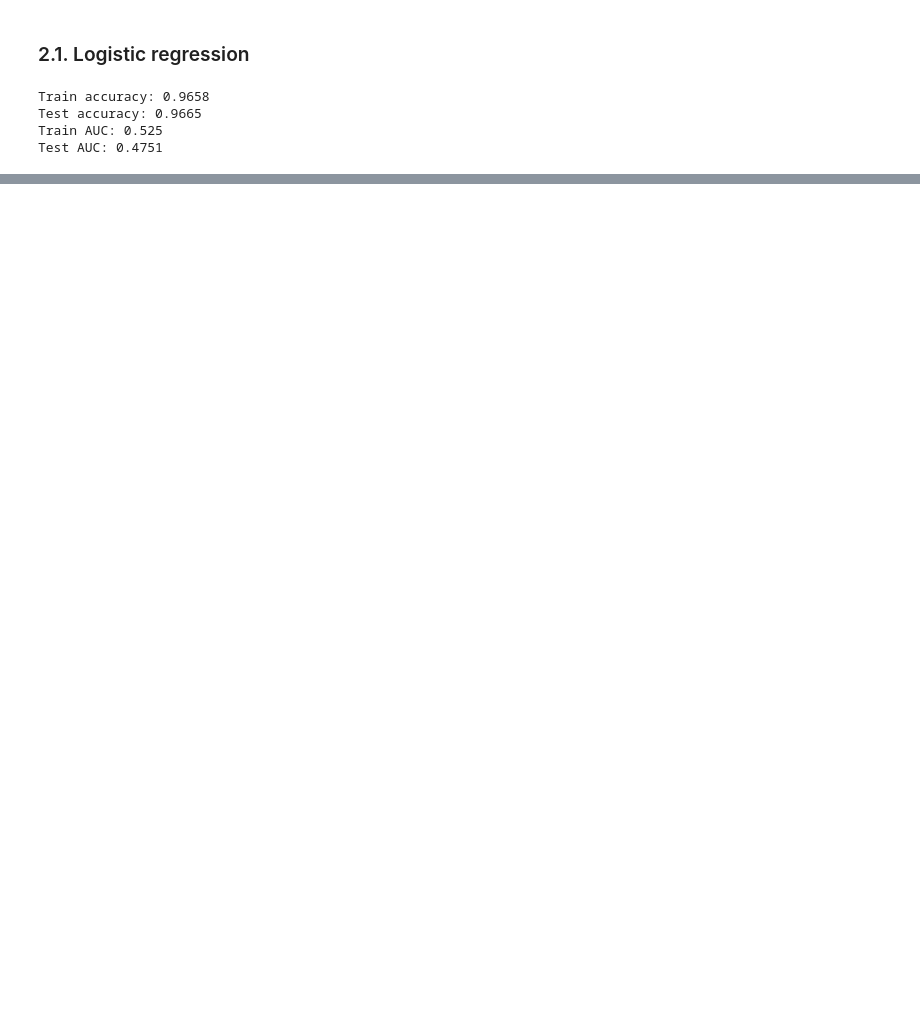
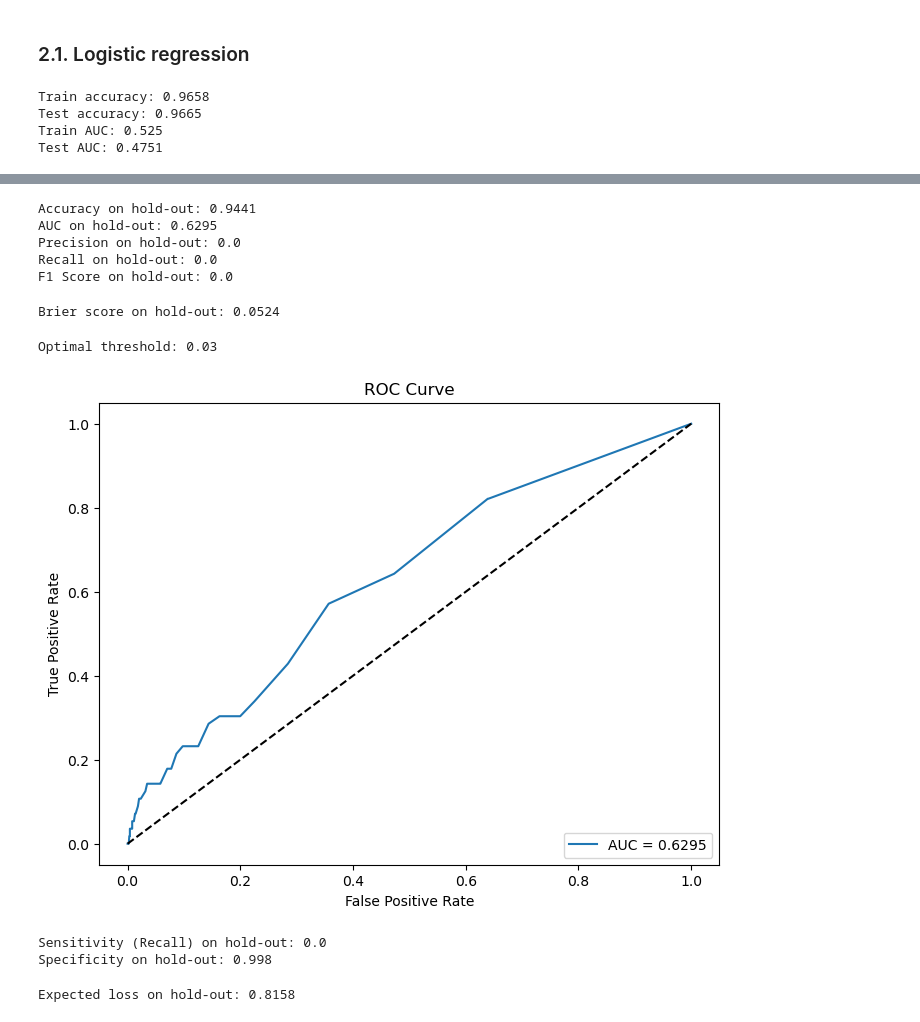
Before and after one commit to thimaipham/DA3_Assignment3, a Jupyter notebook: Assignment3.ipynb, the cells around one changed output, grey strips where cells are left out. Saved outputs shown, nothing was run; the diff lists cells and outputs as text; code cells hidden in the pictures; blank space fills up the shorter version.

Commit message:
show index

```diff
--- a/Assignment3.ipynb
+++ b/Assignment3.ipynb
@@ -285,0 +364,67 @@ In this specific context, Random Forest appears to be the best choice based on i
+# %%
+# Dự đoán lớp cho mẫu hold-out
+y_pred_holdout = random_forest_model.predict(X_holdout_final)
+
+# Dự đoán xác suất cho mẫu hold-out (chủ yếu sử dụng cho việc tính AUC)
+y_proba_holdout = random_forest_model.predict_proba(X_holdout_final)[:, 1]
+
+# Đánh giá mô hình sử dụng các chỉ số đánh giá: Accuracy, AUC, Precision, Recall, và F1-Score
+accuracy_holdout = round(accuracy_score(y_true, y_pred_holdout), 4)
+auc_holdout = round(roc_auc_score(y_true, y_proba_holdout), 4)
+precision_holdout = precision_score(y_true, y_pred_holdout)
+recall_holdout = recall_score(y_true, y_pred_holdout)
+f1_score_holdout = f1_score(y_true, y_pred_holdout)
+
+print(f'Accuracy on hold-out: {accuracy_holdout}')
+print(f'AUC on hold-out: {auc_holdout}')
+print(f'Precision on hold-out: {precision_holdout}')
+print(f'Recall on hold-out: {recall_holdout}')
+print(f'F1 Score on hold-out: {f1_score_holdout}')
+# %% [output]
+Accuracy on hold-out: 0.9441
+AUC on hold-out: 0.6295
+Precision on hold-out: 0.0
+Recall on hold-out: 0.0
+F1 Score on hold-out: 0.0
+# %%
+brier_score = round(brier_score_loss(y_true, y_proba_holdout), 4)
+print(f'Brier score on hold-out: {brier_score}')
+# %% [output]
+Brier score on hold-out: 0.0524
+# %%
+# Calculate the value for ROC Curve
+fpr, tpr, thresholds = roc_curve(y_true, y_proba_holdout)
+
+# Find the optimal threshold
+optimal_idx = np.argmax(tpr - fpr)
+optimal_threshold = thresholds[optimal_idx]
+
+print(f'Optimal threshold: {optimal_threshold}')
+
+# Draw ROC Curve và AUC
+plt.figure(figsize=(8, 6))
+plt.plot(fpr, tpr, label=f'AUC = {auc_holdout}')
+plt.plot([0, 1], [0, 1], 'k--')  # draw diagonal
+plt.xlabel('False Positive Rate')
+plt.ylabel('True Positive Rate')
+plt.title('ROC Curve')
+plt.legend(loc='lower right')
+plt.show()
+# %% [output]
+Optimal threshold: 0.03
+[figure, added]
+# %%
+tn, fp, fn, tp = confusion_matrix(y_true, y_pred_holdout).ravel()
+specificity_holdout = round(tn / (tn+fp), 4)
+print(f'Sensitivity (Recall) on hold-out: {recall_holdout}')
+print(f'Specificity on hold-out: {specificity_holdout}')
+# %% [output]
+Sensitivity (Recall) on hold-out: 0.0
+Specificity on hold-out: 0.998
+# %%
+
+# Tính expected loss dựa trên optimal_threshold
+expected_loss = round((fn * 15 + fp * 3) / len(y_true), 4)  # Sửa lại fn, fp dựa trên optimal_threshold nếu cần
+print(f'Expected loss on hold-out: {expected_loss}')
+# %% [output]
+Expected loss on hold-out: 0.8158
```
Also changed, not shown: parts of 28 cells of this notebook.
